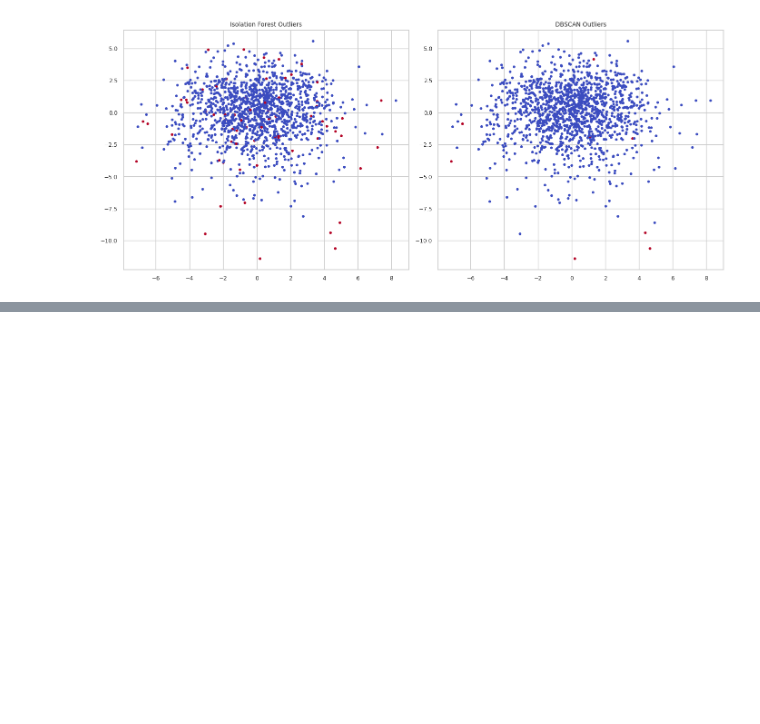
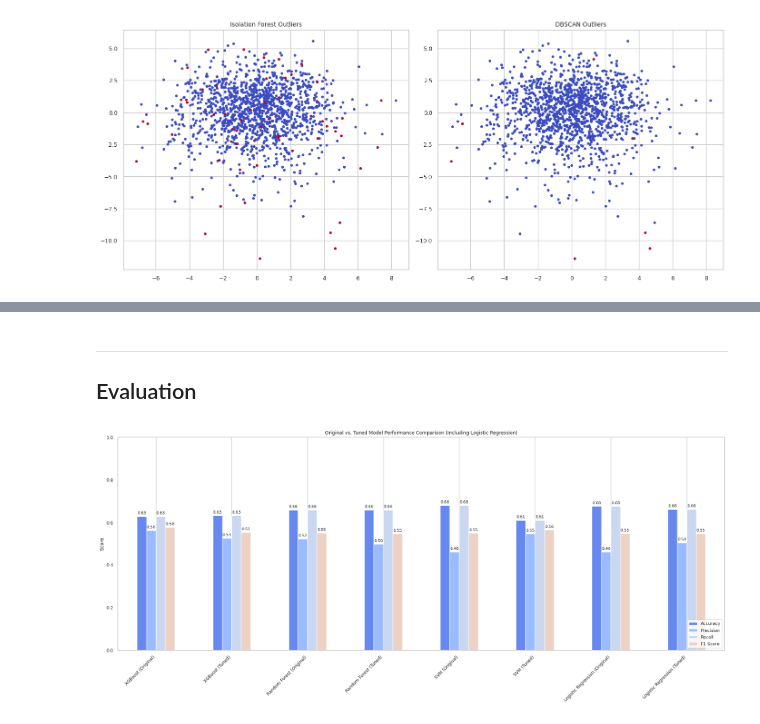
Before and after one commit to gareytwin1/gas-turbine-fault-detection, a Jupyter notebook: gas_turbine_fault_detection.ipynb, the cells around one changed output, grey strips where cells are left out. Saved outputs shown, nothing was run; the diff lists cells and outputs as text; code cells hidden in the pictures; blank space fills up the shorter version.

Commit message:
Update notebook to include evaluation

```diff
--- a/gas_turbine_fault_detection.ipynb
+++ b/gas_turbine_fault_detection.ipynb
@@ -877,0 +1140,48 @@ plt.show()
+# %% [markdown]
+---
+
+## Evaluation
+# %%
+# Define all models: original + tuned
+all_models = {
+    "XGBoost (Original)": XGBClassifier(eval_metric='logloss'),
+    "XGBoost (Tuned)": best_xgb,
+    "Random Forest (Original)": RandomForestClassifier(random_state=42),
+    "Random Forest (Tuned)": best_rf,
+    "SVM (Original)": SVC(),
+    "SVM (Tuned)": best_svm,
+    "Logistic Regression (Original)": LogisticRegression(max_iter=1000),
+    "Logistic Regression (Tuned)": best_logreg
+}
+
+# Evaluate models
+all_scores = {}
+
+for name, model in all_models.items():
+    model.fit(X_train, y_train)
+    y_pred = model.predict(X_test)
+    all_scores[name] = {
+        "Accuracy": accuracy_score(y_test, y_pred),
+        "Precision": precision_score(y_test, y_pred, average='weighted', zero_division=0),
+        "Recall": recall_score(y_test, y_pred, average='weighted', zero_division=0),
+        "F1 Score": f1_score(y_test, y_pred, average='weighted', zero_division=0)
+    }
+
+# Plot
+scores_df = pd.DataFrame(all_scores).T
+ax = scores_df.plot(kind='bar', figsize=(18, 8))
+plt.title("Original vs. Tuned Model Performance Comparison (Including Logistic Regression)")
+plt.ylabel("Score")
+plt.ylim(0, 1)
+plt.xticks(rotation=45, ha='right')
+plt.legend(loc='lower right')
+plt.grid(axis='y')
+plt.tight_layout()
+
+# Add value labels on bars
+for container in ax.containers:
+    ax.bar_label(container, fmt='%.2f', label_type='edge', fontsize=8, padding=3)
+
+plt.show()
+# %% [output]
+[figure, added]
```
Also changed, not shown: parts of 12 cells of this notebook.
